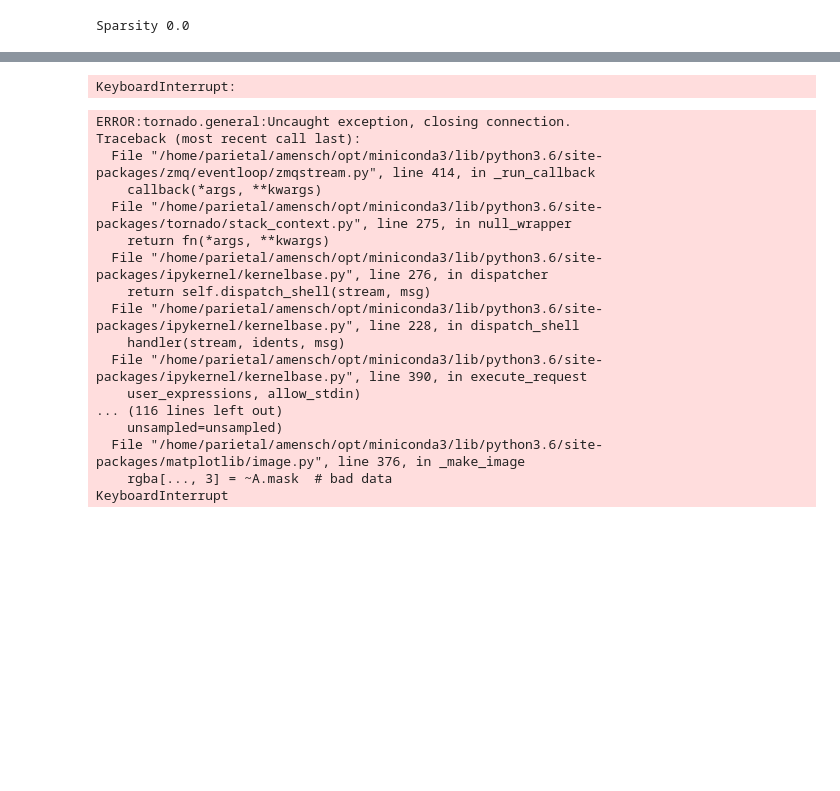
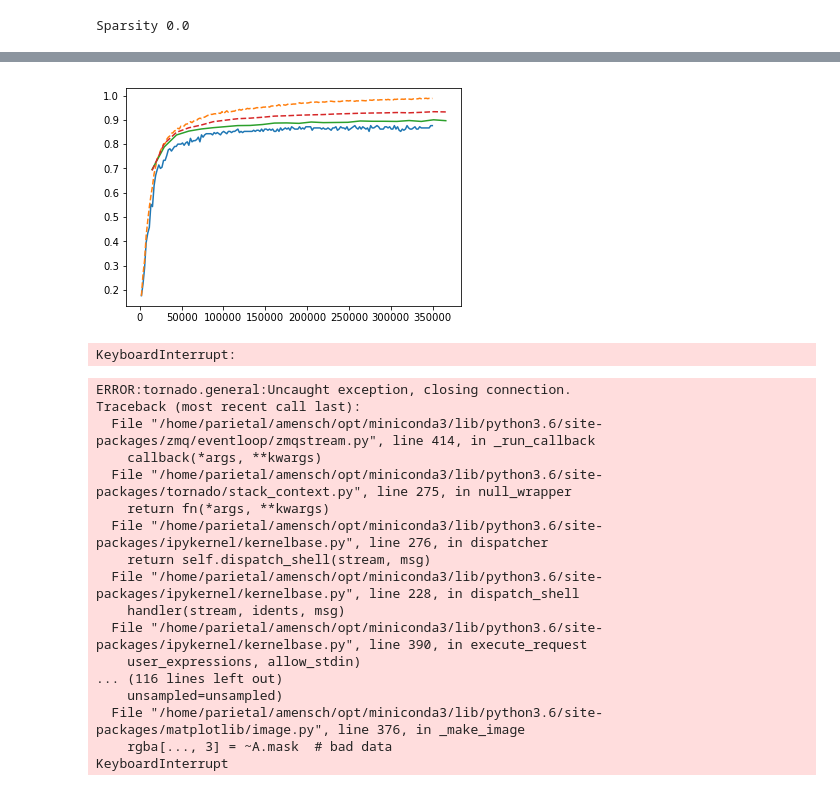
Before and after one commit to arthurmensch/modl, a Jupyter notebook: examples/contrast/analyse_prediction-multi.ipynb, the cells around one changed output, grey strips where cells are left out. Drawn from its saved outputs; the diff is of its cells as text; code cells hidden in the pictures; blank space fills up the shorter version.

```diff
--- a/examples/contrast/analyse_prediction-multi.ipynb
+++ b/examples/contrast/analyse_prediction-multi.ipynb
@@ -137,0 +170,4 @@ plt.show()
+# %%
+classifier = estimator.named_steps['classifier']
+# %%
+histories = classifier.histories_
@@ -138,3 +194,8 @@ plt.show()
+# %%
+for history, n_samples in zip(histories, classifier.n_samples_):
+    plt.plot(np.array(history.epoch) * n_samples, history.history['val_acc'])
+# %% [output]
+[figure, added]
 # %%
 titles = ["%s: %s" % (task, contrast) for task, contrast in zip(tasks, labels)]
 # %%
```
Also changed, not shown: parts of 12 cells of this notebook, 7 other files.
